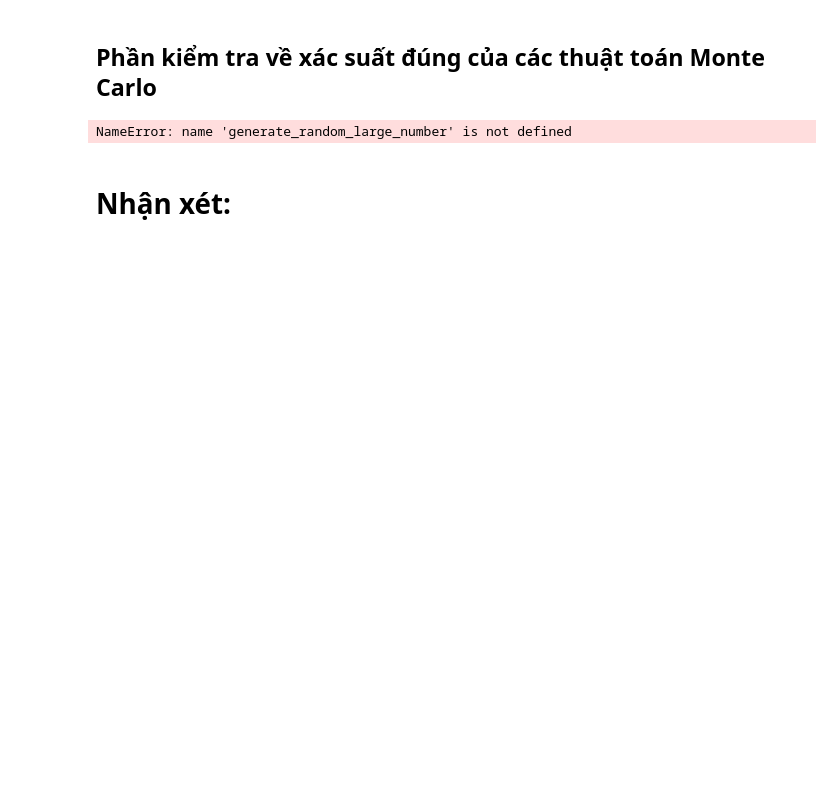
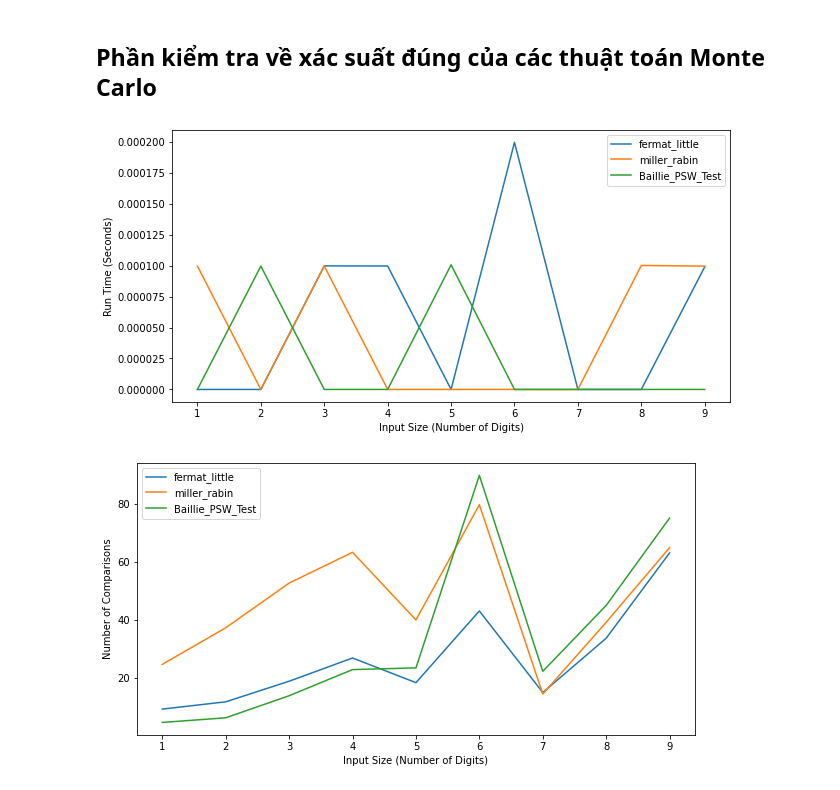
Before and after one commit to nbtin/algo_complexity, a Jupyter notebook: 20120081.ipynb, the cells around one changed output. Drawn from its saved outputs; the diff is of its cells as text; code cells hidden in the pictures; blank space fills up the shorter version.

```diff
--- a/20120081.ipynb
+++ b/20120081.ipynb
@@ -255,42 +394,39 @@ for n_digt in n_digts:
     for repeat in range(n_repeat):
         save_path = os.path.join(route_test, f'test_case_{n_digt}_digit_{repeat}_repeat.txt')
         with open(save_path, 'w') as f:
-            number = generate_random_large_number(n_digt)
+            number = generate_random_number(n_digt)
             f.write('Input: ' + str(number) + '\n')
 
             check_ans = []
             for func in list_of_algo:
                 run_time, results = measure_time(func, number)
                 results, comparisons = results
                 # print(func.__name__, ':', run_time, 's')
                 try:
                     run_times[func.__name__][repeat].append(run_time)
                     comparisons_count[func.__name__][repeat].append(comparisons)
                 except:
                     run_times[func.__name__][repeat] = [run_time]
                     comparisons_count[func.__name__][repeat] = [comparisons]
                 check_ans.append(results)
 
             # Kiểm tra đáp án của các thuật toán có giống nhau không
             # assert check_ans.count(check_ans[0]) == len(check_ans), 'Các thuật toán không trả về đáp án giống nhau'
 
 avg_run_times = {}
 avg_comparisons_count = {}
-"""
-    Tương tự ở đây cũng thế, tuy nhiên thì chắc để tôi
-"""
+
 for func in list_of_algo:
     calculate_run_time = []
     calculate_comparisons_count = []
     for repeat in range(n_repeat):
         calculate_run_time.append(run_times[func.__name__][repeat])
         calculate_comparisons_count.append(comparisons_count[func.__name__][repeat])
     avg_run_times[func.__name__] = np.mean(calculate_run_time, axis=0)
     avg_comparisons_count[func.__name__] = np.mean(calculate_comparisons_count, axis=0)
 
-plot_run_times(avg_run_times, n_digts)
-plot_comparisons(avg_comparisons_count, n_digts)
+plot_run_times(avg_run_times, n_digts, name='monte_run_times.jpg')
+plot_comparisons(avg_comparisons_count, n_digts, name='monte_comparisons.jpg')
 # %% [output]
-NameError: name 'generate_random_large_number' is not defined
+[figure, added]
+[figure, added]
-# %% [markdown]
-# Nhận xét:
```
Also changed, not shown: parts of 9 cells of this notebook, 10 other files.
